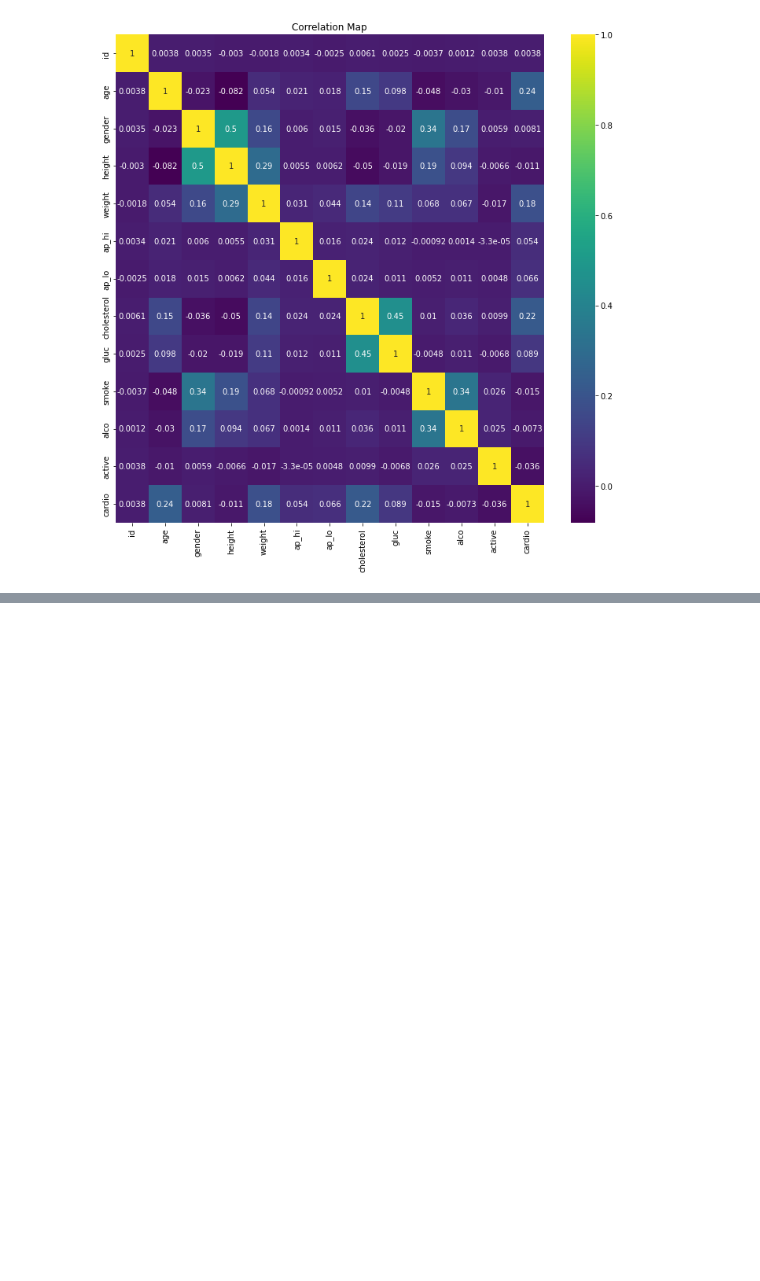
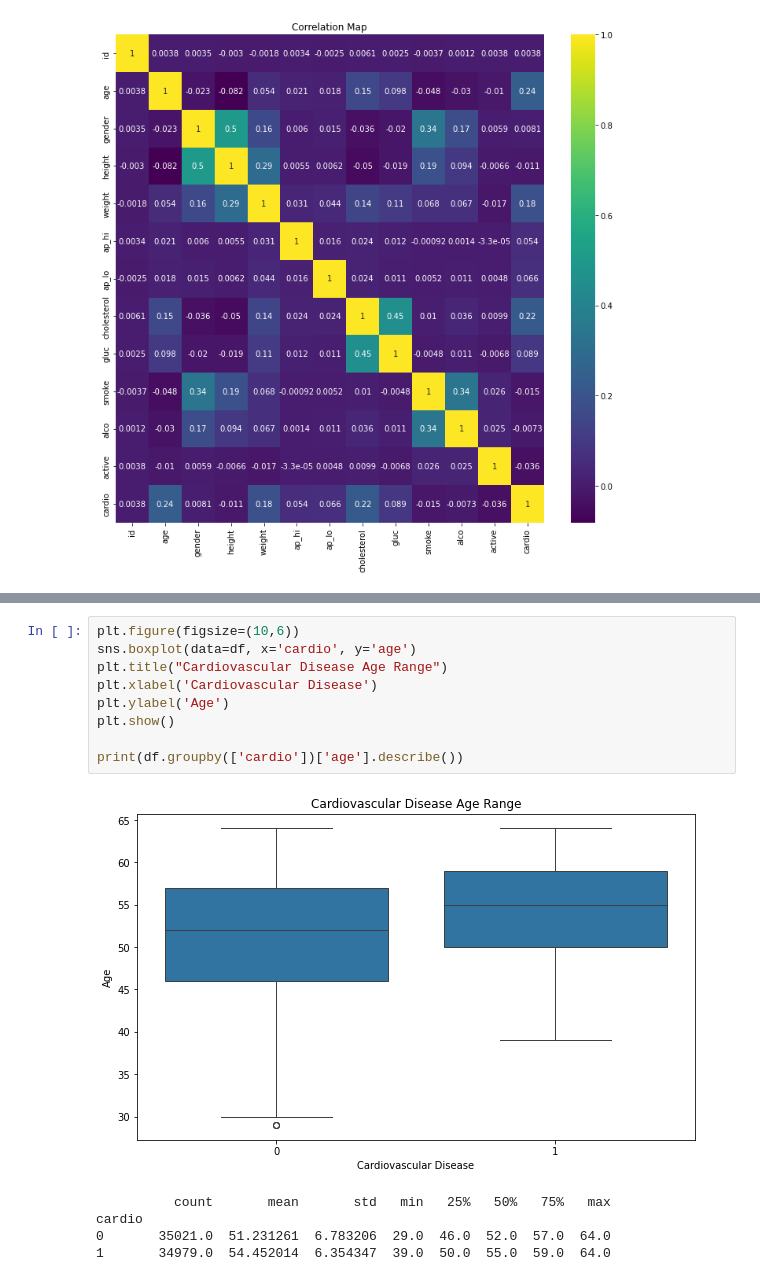
Before and after one commit to chantsin/Cardiovascular_Disease, a Jupyter notebook: Cardiovascular_Disease_Analysis.ipynb, the cells around one changed output, grey strips where cells are left out. Drawn from its saved outputs; the diff is of its cells as text; blank space fills up the shorter version.

```diff
--- a/Cardiovascular_Disease_Analysis.ipynb
+++ b/Cardiovascular_Disease_Analysis.ipynb
@@ -154,0 +167,15 @@ px.bar(cvd_by_chol, x='Cholesterol Levels', y='Average Cardiovascular Disease',
+# %%
+plt.figure(figsize=(10,6))
+sns.boxplot(data=df, x='cardio', y='age')
+plt.title("Cardiovascular Disease Age Range")
+plt.xlabel('Cardiovascular Disease')
+plt.ylabel('Age')
+plt.show()
+
+print(df.groupby(['cardio'])['age'].describe())
+# %% [output]
+[figure, added]
+          count       mean       std   min   25%   50%   75%   max
+cardio
+0       35021.0  51.231261  6.783206  29.0  46.0  52.0  57.0  64.0
+1       34979.0  54.452014  6.354347  39.0  50.0  55.0  59.0  64.0
```
Also changed, not shown: parts of 34 cells of this notebook.
